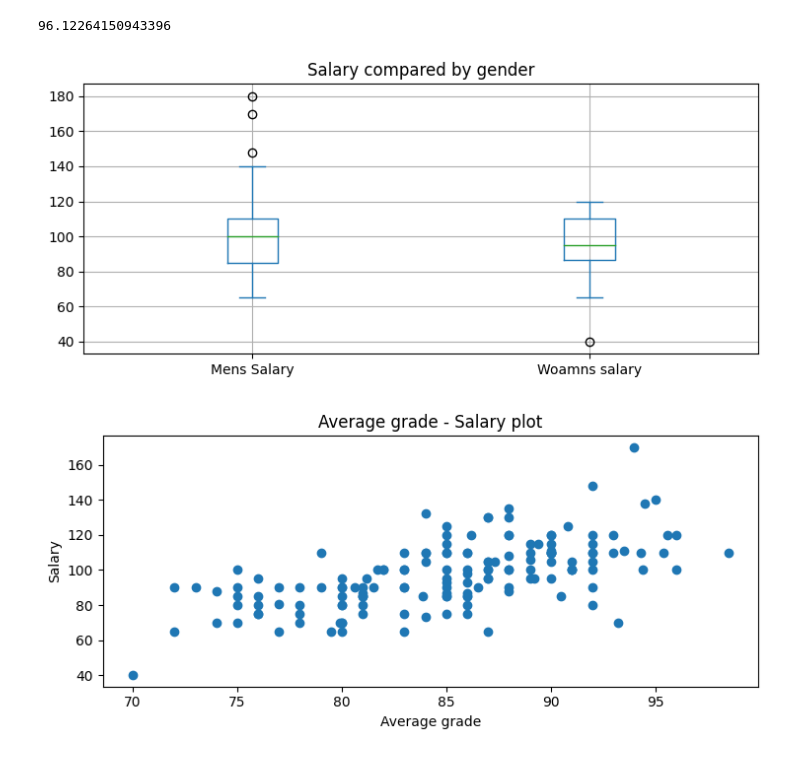
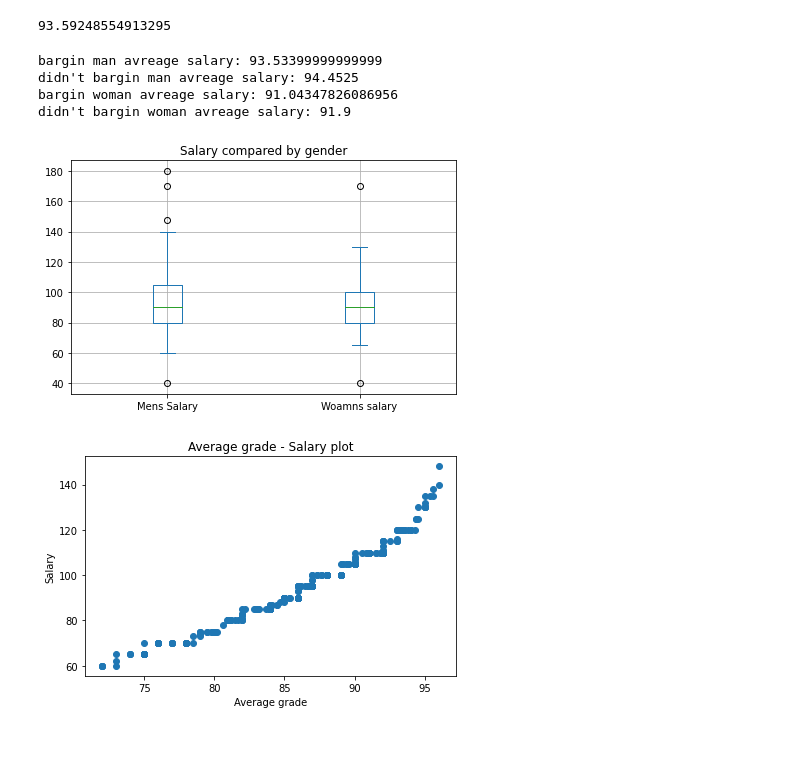
Before and after one commit to itay-nakash/SalarySurvey, a Jupyter notebook: SalarySurvey_form.ipynb, the cells around one changed output. Saved outputs shown, nothing was run; the diff lists cells and outputs as text; code cells hidden in the pictures.

```diff
--- a/SalarySurvey_form.ipynb
+++ b/SalarySurvey_form.ipynb
@@ -6,8 +6,8 @@ from numpy import average
 
 
 #import the csv to pandas
-file_path='/home/itay/salarySurvey/data/form_result.csv'
-df =pd.read_csv(file_path)
+file_path='/home/itay/salarySurvey/data/All_the_survey_data_orginized_filtered.xlsx'
+df =pd.read_excel(file_path)
 # %%
 # enter the coulmns names as varibels:
 
@@ -23,24 +23,24 @@ ice_cream='טעם גלידה אהוב'
 rounding_density=2
 # %%
 #cleanup to the data, you should add your own cleanup to the data:
-df=df.drop(65)
-df=df.drop(82)
-df=df.drop(104)
-df=df.drop(117)
-
-df[df[salary].str.contains("50K",na=False)]
-df=df.drop(102)
-
-df[df[salary]=='20']
-df=df.drop(148)
-
-df[df[grade].str.contains(" תואר ראשון",na=False)]
-df=df.drop(115)
+#df=df.drop(65)
+#df=df.drop(82)
+#df=df.drop(104)
+#df=df.drop(117)
+#
+#df[df[salary].str.contains("50K",na=False)]
+#df=df.drop(102)
+#
+#df[df[salary]=='20']
+#df=df.drop(148)
+#
+#df[df[grade].str.contains(" תואר ראשון",na=False)]
+#df=df.drop(115)
 # %%
 av_df=df[salary].astype(float).sum()/len(df)
 av_df
 # %% [output]
-96.12264150943396
+93.59248554913295
 # %%
 #calculate the average value of columnName column in df:
 def calculate_average(df,column_name):
@@ -85,3 +80,24 @@ precents_of_female_bargin=calculate_precentage_of_binary_answer(female_df,bargin
+# %%
+#bargin presentage:
+
+precents_of_male_bargin=calculate_precentage_of_binary_answer(male_df,bargin,'כן')
+precents_of_female_bargin=calculate_precentage_of_binary_answer(female_df,bargin,'כן')
+
+bargin_m=male_df[male_df[bargin]=='כן']
+n_bargin_m=male_df[male_df[bargin]=='לא']
+bargin_f=female_df[female_df[bargin]=='כן']
+n_bargin_f=female_df[female_df[bargin]=='לא']
+
+
+print("bargin man avreage salary: "+str(calculate_average( bargin_m,salary)))
+print("didn't bargin man avreage salary: "+str(calculate_average( n_bargin_m,salary)))
+print("bargin woman avreage salary: "+str(calculate_average( bargin_f,salary)))
+print("didn't bargin woman avreage salary: "+ str(calculate_average(n_bargin_f,salary)))
+# %% [output]
+bargin man avreage salary: 93.53399999999999
+didn't bargin man avreage salary: 94.4525
+bargin woman avreage salary: 91.04347826086956
+didn't bargin woman avreage salary: 91.9
 # %%
 import matplotlib.pyplot as plt
 man_salarys=male_df[[salary]].astype(float)
@@ -100,19 +116,25 @@ ax = combined_dfs[['Mens Salary', 'Woamns salary']].plot(kind='box',grid=True,ti
 # Display the plot
 plt.show()
 # %% [output]
-[figure, old version]
+[figure, new version]
+# %%
+#get outliers cleaned for the scatter point:
+scatter_df=df
+scatter_df[scatter_df[salary]>160]
+scatter_df=scatter_df.drop(343)
+scatter_df=scatter_df.drop(344)
+scatter_df=scatter_df.drop(345)
+scatter_df[scatter_df[salary]<59]
+scatter_df=scatter_df.drop(0)
+scatter_df=scatter_df.drop(1)
 # %%
 #prepare the scatter points:
-scatter_df=df
-scatter_df[scatter_df[salary]=='180']
-scatter_df=scatter_df.drop(146)
-
 x=scatter_df[grade].astype(float)
 y=scatter_df[salary].astype(float)
 plt.scatter(x,y)
 plt.title("Average grade - Salary plot")
 plt.xlabel("Average grade")
 plt.ylabel("Salary")
 plt.show()
 # %% [output]
-[figure, old version]
+[figure, new version]
```
Also changed, not shown: parts of 12 cells of this notebook, 1 other file.
